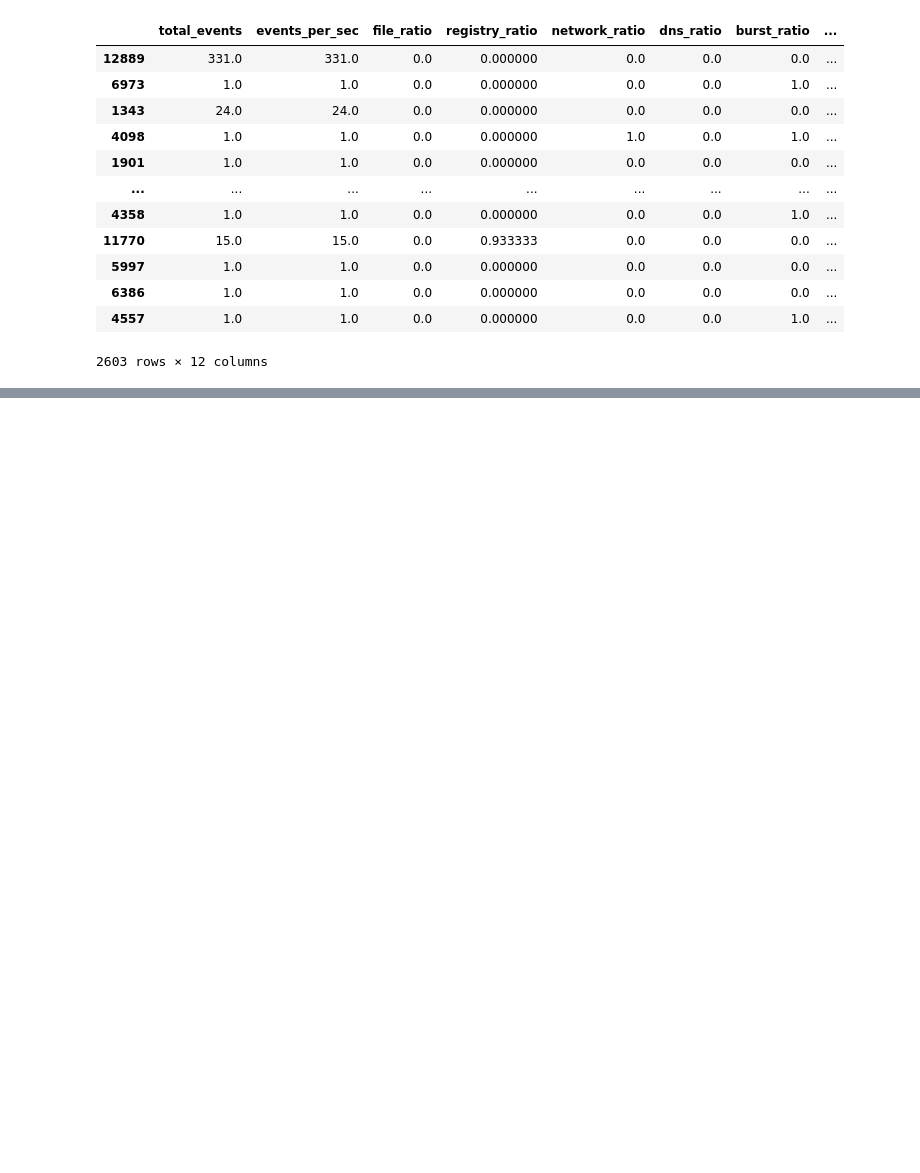
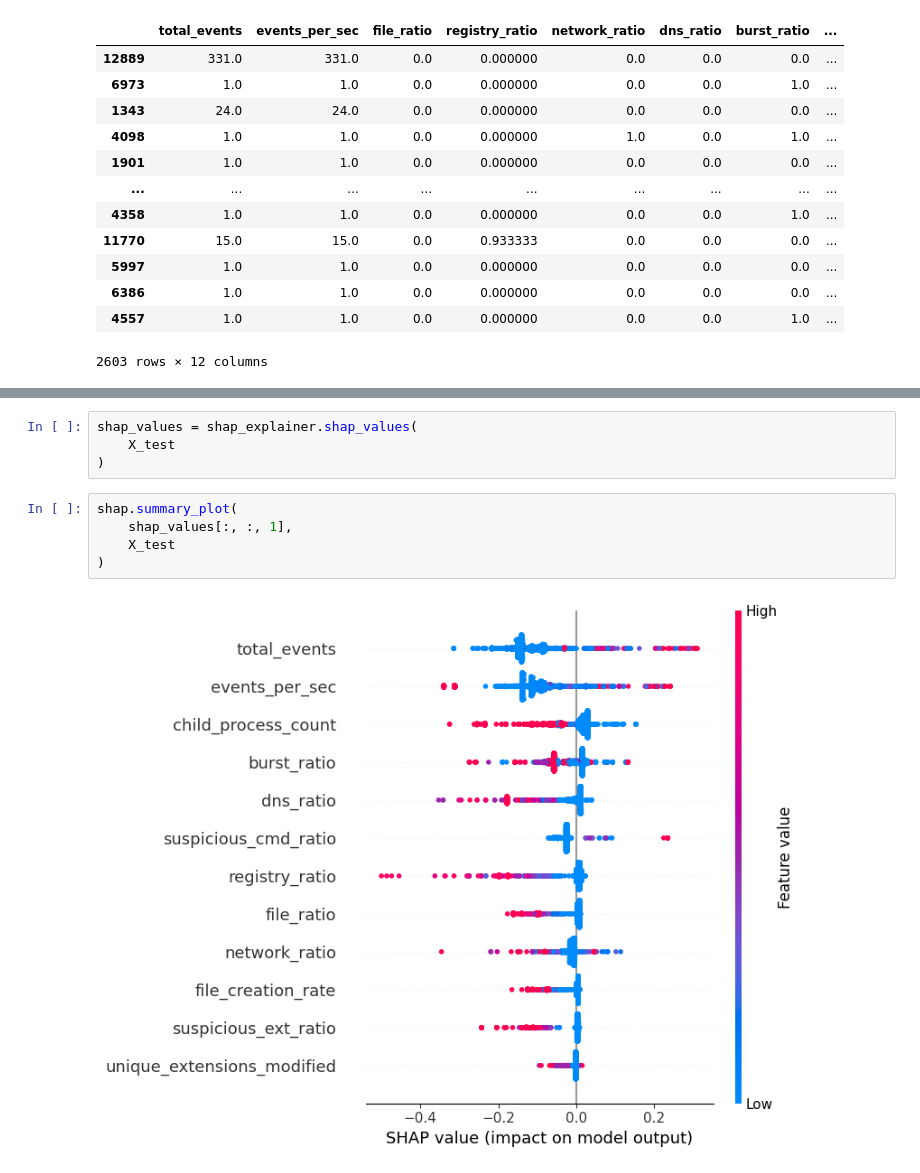
Before and after one commit to ViniCarvalho71/RansonwareData, a Jupyter notebook: Train/train_v2.ipynb, the cells around one changed output, grey strips where cells are left out. Saved outputs shown, nothing was run; the diff lists cells and outputs as text; blank space fills up the shorter version.

```diff
--- a/Train/train_v2.ipynb
+++ b/Train/train_v2.ipynb
@@ -496,0 +516,11 @@ file_creation_rate <= 0.00: 0.036812
+# %%
+shap_values = shap_explainer.shap_values(
+    X_test
+)
+# %%
+shap.summary_plot(
+    shap_values[:, :, 1],
+    X_test
+)
+# %% [output]
+[figure, added]
```
Also changed, not shown: parts of 13 cells of this notebook, 1 other file.
